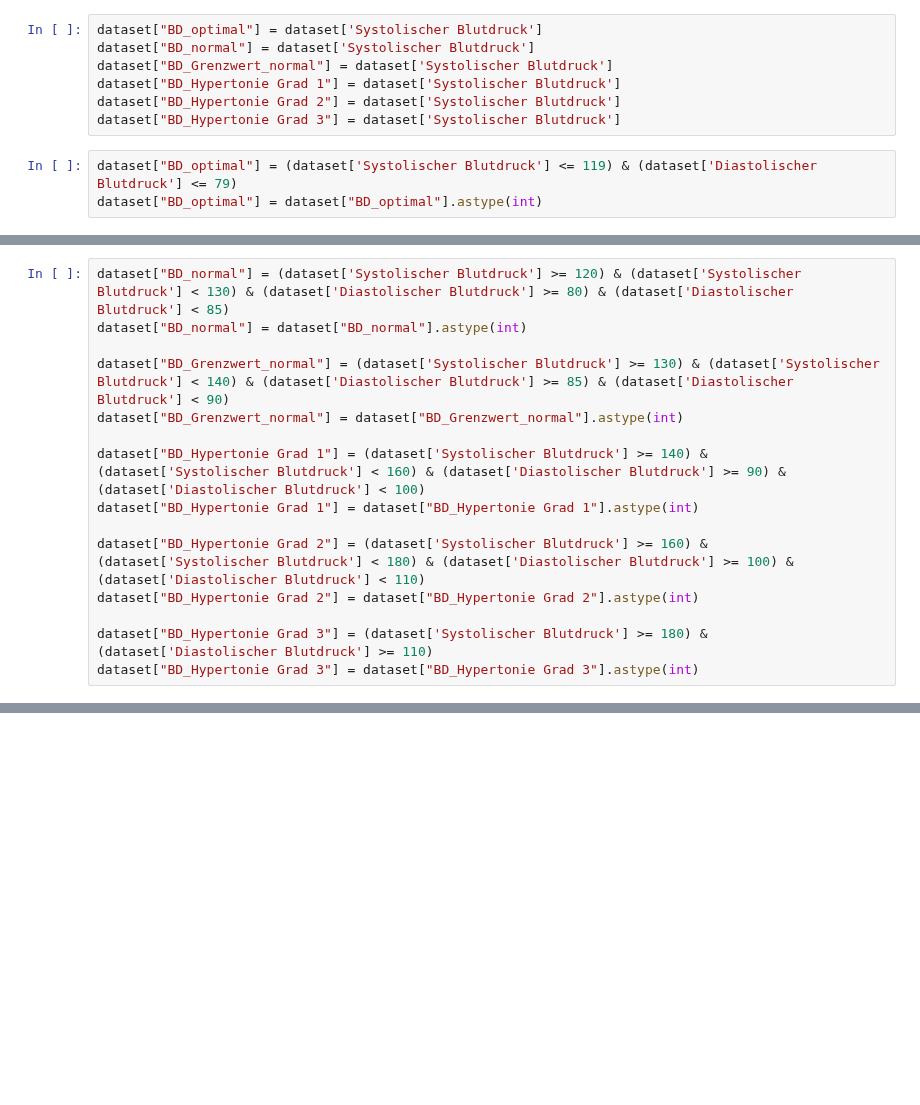
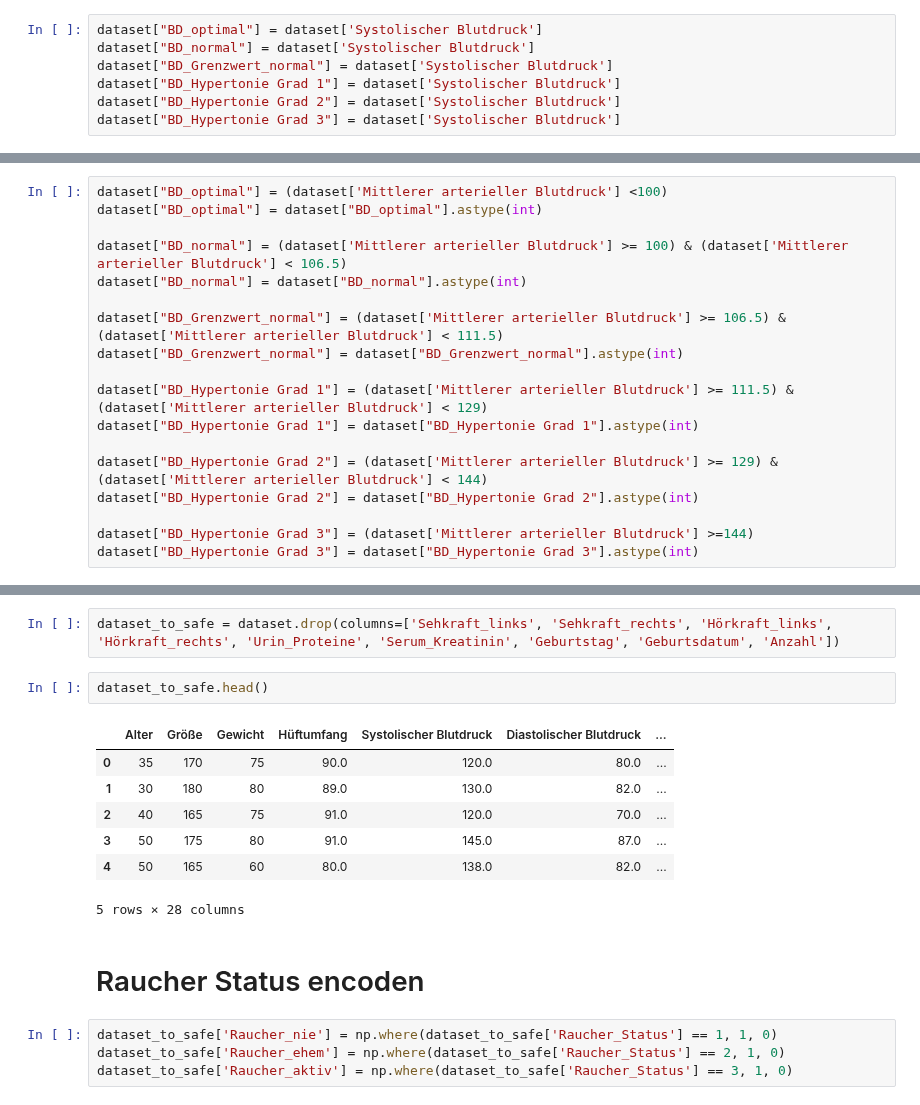
Before and after one commit to SebastianGrab/DataAnalyticsWS23-24, a Jupyter notebook: Projektarbeit/Aufgaben/Projektarbeit_A4.ipynb, the cells around one changed output, grey strips where cells are left out. Cells and saved outputs as stored; diff of their text form; blank space fills up the shorter version.

```diff
--- a/Projektarbeit/Aufgaben/Projektarbeit_A4.ipynb
+++ b/Projektarbeit/Aufgaben/Projektarbeit_A4.ipynb
@@ -219,6 +219,3 @@ dataset["BD_Grenzwert_normal"] = dataset['Systolischer Blutdruck']
 dataset["BD_Hypertonie Grad 1"] = dataset['Systolischer Blutdruck']
 dataset["BD_Hypertonie Grad 2"] = dataset['Systolischer Blutdruck']
 dataset["BD_Hypertonie Grad 3"] = dataset['Systolischer Blutdruck']
-# %%
-dataset["BD_optimal"] = (dataset['Systolischer Blutdruck'] <= 119) & (dataset['Diastolischer Blutdruck'] <= 79)
-dataset["BD_optimal"] = dataset["BD_optimal"].astype(int)
@@ -225,15 +250,18 @@ dataset["BD_optimal"] = dataset["BD_optimal"].astype(int)
 # %%
-dataset["BD_normal"] = (dataset['Systolischer Blutdruck'] >= 120) & (dataset['Systolischer Blutdruck'] < 130) & (dataset['Diastolischer Blutdruck'] >= 80) & (dataset['Diastolischer Blutdruck'] < 85)
+dataset["BD_optimal"] = (dataset['Mittlerer arterieller Blutdruck'] <100)
+dataset["BD_optimal"] = dataset["BD_optimal"].astype(int)
+
+dataset["BD_normal"] = (dataset['Mittlerer arterieller Blutdruck'] >= 100) & (dataset['Mittlerer arterieller Blutdruck'] < 106.5)
 dataset["BD_normal"] = dataset["BD_normal"].astype(int)
 
-dataset["BD_Grenzwert_normal"] = (dataset['Systolischer Blutdruck'] >= 130) & (dataset['Systolischer Blutdruck'] < 140) & (dataset['Diastolischer Blutdruck'] >= 85) & (dataset['Diastolischer Blutdruck'] < 90)
+dataset["BD_Grenzwert_normal"] = (dataset['Mittlerer arterieller Blutdruck'] >= 106.5) & (dataset['Mittlerer arterieller Blutdruck'] < 111.5)
 dataset["BD_Grenzwert_normal"] = dataset["BD_Grenzwert_normal"].astype(int)
 
-dataset["BD_Hypertonie Grad 1"] = (dataset['Systolischer Blutdruck'] >= 140) & (dataset['Systolischer Blutdruck'] < 160) & (dataset['Diastolischer Blutdruck'] >= 90) & (dataset['Diastolischer Blutdruck'] < 100)
+dataset["BD_Hypertonie Grad 1"] = (dataset['Mittlerer arterieller Blutdruck'] >= 111.5) & (dataset['Mittlerer arterieller Blutdruck'] < 129)
 dataset["BD_Hypertonie Grad 1"] = dataset["BD_Hypertonie Grad 1"].astype(int)
 
-dataset["BD_Hypertonie Grad 2"] = (dataset['Systolischer Blutdruck'] >= 160) & (dataset['Systolischer Blutdruck'] < 180) & (dataset['Diastolischer Blutdruck'] >= 100) & (dataset['Diastolischer Blutdruck'] < 110)
+dataset["BD_Hypertonie Grad 2"] = (dataset['Mittlerer arterieller Blutdruck'] >= 129) & (dataset['Mittlerer arterieller Blutdruck'] < 144)
 dataset["BD_Hypertonie Grad 2"] = dataset["BD_Hypertonie Grad 2"].astype(int)
 
-dataset["BD_Hypertonie Grad 3"] = (dataset['Systolischer Blutdruck'] >= 180) & (dataset['Diastolischer Blutdruck'] >= 110)
+dataset["BD_Hypertonie Grad 3"] = (dataset['Mittlerer arterieller Blutdruck'] >=144)
 dataset["BD_Hypertonie Grad 3"] = dataset["BD_Hypertonie Grad 3"].astype(int)
@@ -239,0 +295,18 @@ dataset["BD_Hypertonie Grad 3"] = dataset["BD_Hypertonie Grad 3"].astype(int)
+# %%
+dataset_to_safe = dataset.drop(columns=['Sehkraft_links', 'Sehkraft_rechts', 'Hörkraft_links', 'Hörkraft_rechts', 'Urin_Proteine', 'Serum_Kreatinin', 'Geburtstag', 'Geburtsdatum', 'Anzahl'])
+# %%
+dataset_to_safe.head()
+# %% [output]
+|  | Alter | Größe | Gewicht | Hüftumfang | Systolischer Blutdruck | Diastolischer Blutdruck | ... |
+| 0 | 35 | 170 | 75 | 90.0 | 120.0 | 80.0 | ... |
+| 1 | 30 | 180 | 80 | 89.0 | 130.0 | 82.0 | ... |
+| 2 | 40 | 165 | 75 | 91.0 | 120.0 | 70.0 | ... |
+| 3 | 50 | 175 | 80 | 91.0 | 145.0 | 87.0 | ... |
+| 4 | 50 | 165 | 60 | 80.0 | 138.0 | 82.0 | ... |
+5 rows × 28 columns
+# %% [markdown]
+# Raucher Status encoden
+# %%
+dataset_to_safe['Raucher_nie'] = np.where(dataset_to_safe['Raucher_Status'] == 1, 1, 0)
+dataset_to_safe['Raucher_ehem'] = np.where(dataset_to_safe['Raucher_Status'] == 2, 1, 0)
+dataset_to_safe['Raucher_aktiv'] = np.where(dataset_to_safe['Raucher_Status'] == 3, 1, 0)
```
Also changed, not shown: parts of 16 cells of this notebook, 2 other files.
